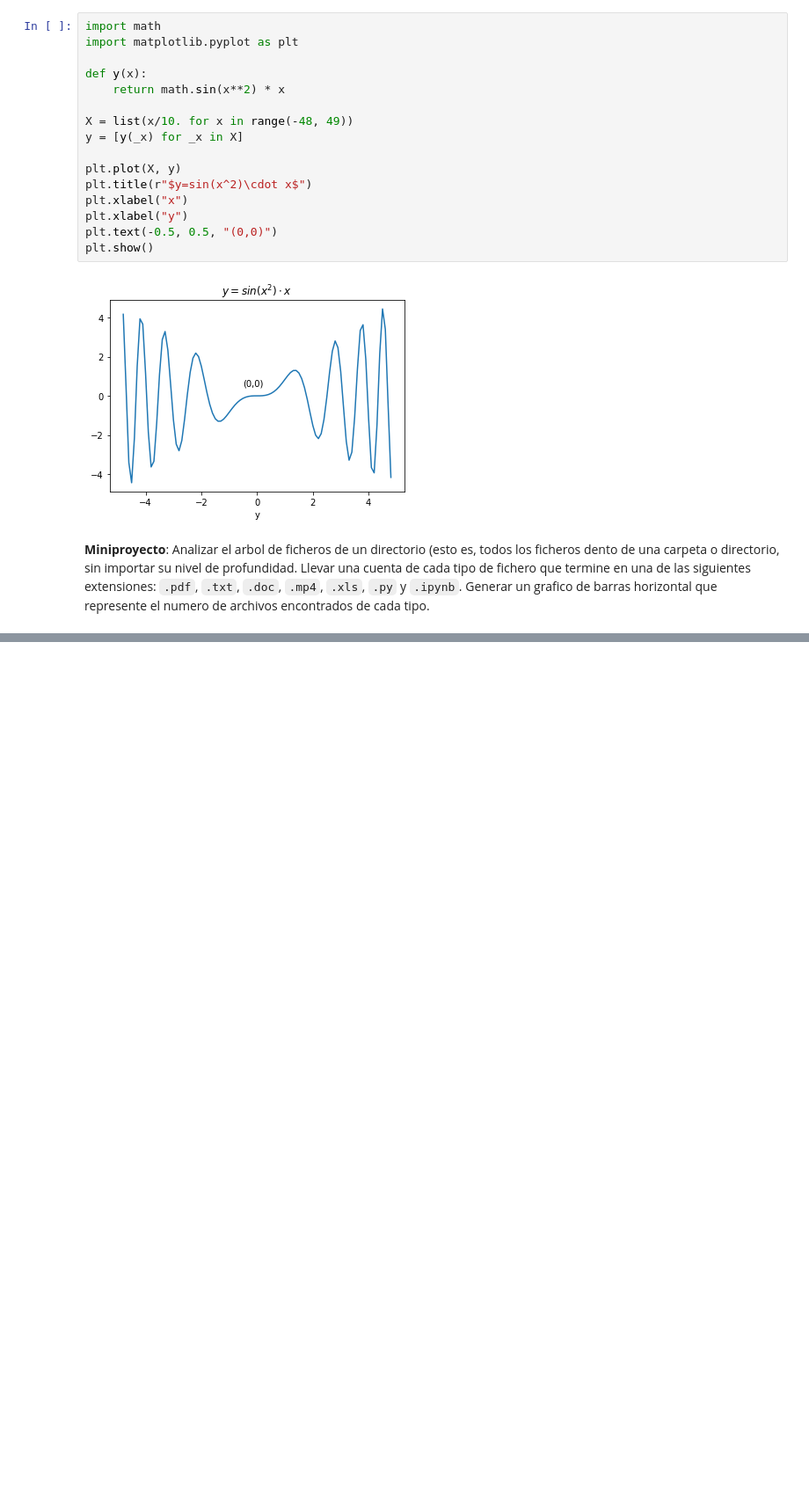
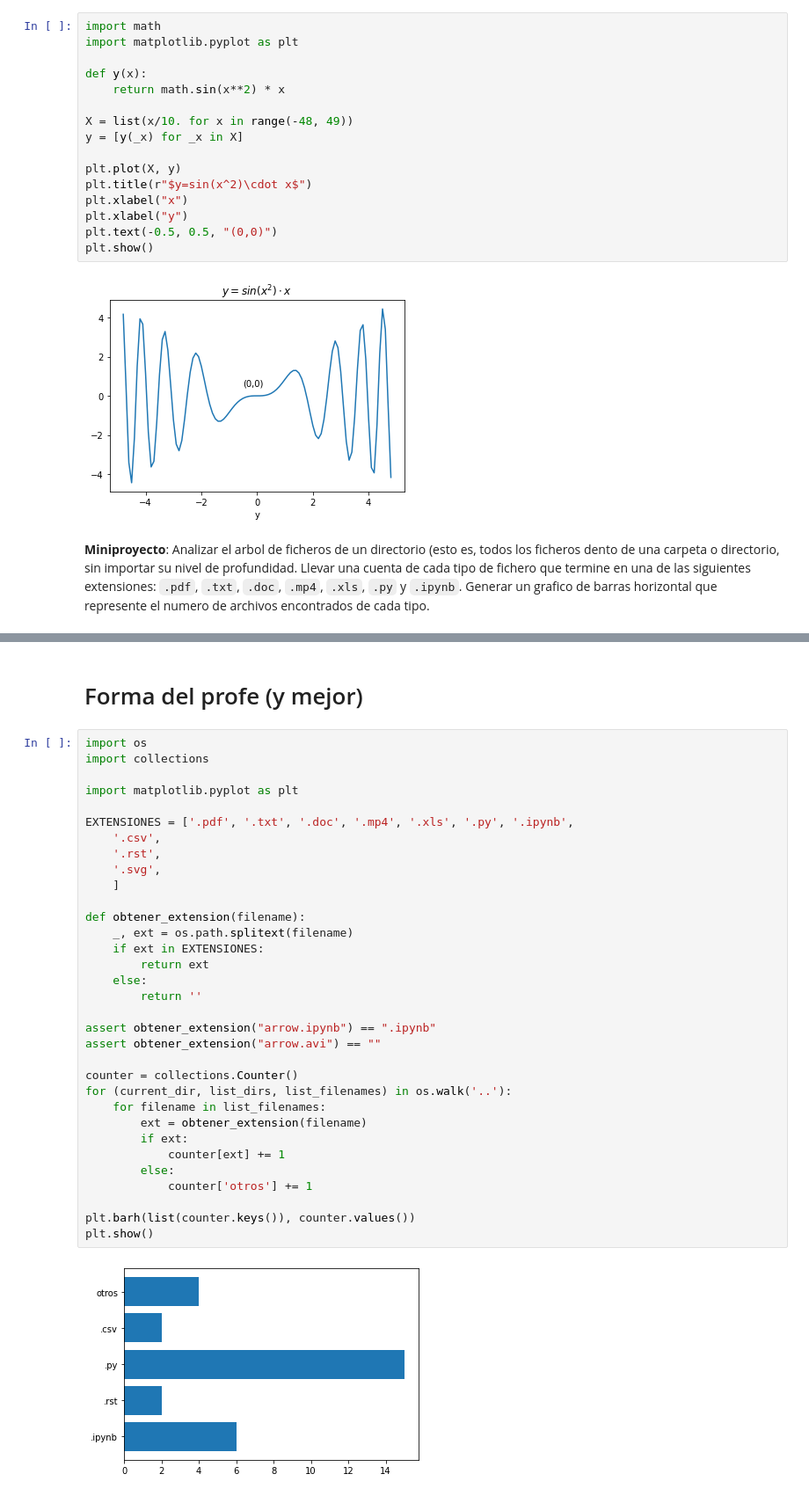
Before and after one commit to RoberHerraiz/eoi, a Jupyter notebook: 05-libs/external/matplotlib/matplotlib.ipynb, the cells around one changed output, grey strips where cells are left out. Shown at 88% size. Saved outputs shown, nothing was run; the diff lists cells and outputs as text; blank space fills up the shorter version.

```diff
--- a/05-libs/external/matplotlib/matplotlib.ipynb
+++ b/05-libs/external/matplotlib/matplotlib.ipynb
@@ -290,0 +349,37 @@ plt.show()
+# %% [markdown]
+# Forma del profe (y mejor)
+# %%
+import os
+import collections
+
+import matplotlib.pyplot as plt
+
+EXTENSIONES = ['.pdf', '.txt', '.doc', '.mp4', '.xls', '.py', '.ipynb',
+    '.csv',
+    '.rst',
+    '.svg',
+    ]
+
+def obtener_extension(filename):
+    _, ext = os.path.splitext(filename)
+    if ext in EXTENSIONES:
+        return ext
+    else:
+        return ''
+
+assert obtener_extension("arrow.ipynb") == ".ipynb"
+assert obtener_extension("arrow.avi") == ""
+
+counter = collections.Counter()
+for (current_dir, list_dirs, list_filenames) in os.walk('..'):
+    for filename in list_filenames:
+        ext = obtener_extension(filename)
+        if ext:
+            counter[ext] += 1
+        else:
+            counter['otros'] += 1
+
+plt.barh(list(counter.keys()), counter.values())
+plt.show()
+# %% [output]
+[figure, added]
```
Also changed, not shown: parts of 5 cells of this notebook, 3 other files.
